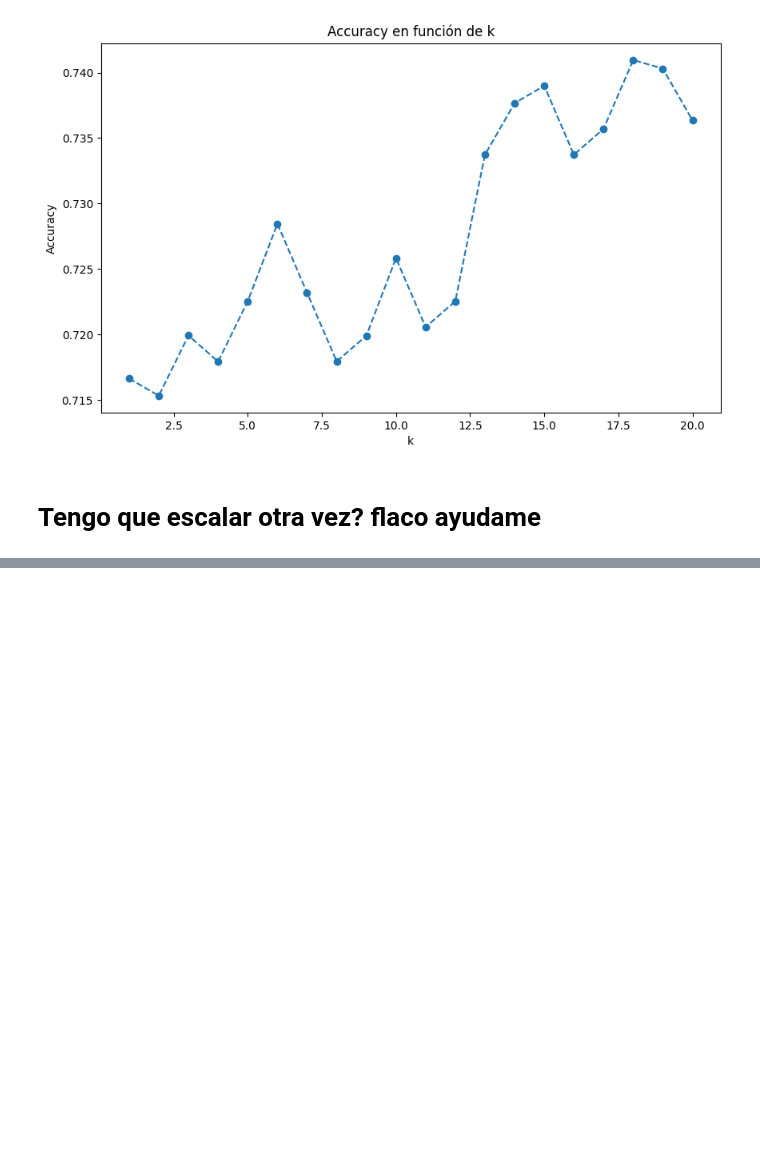
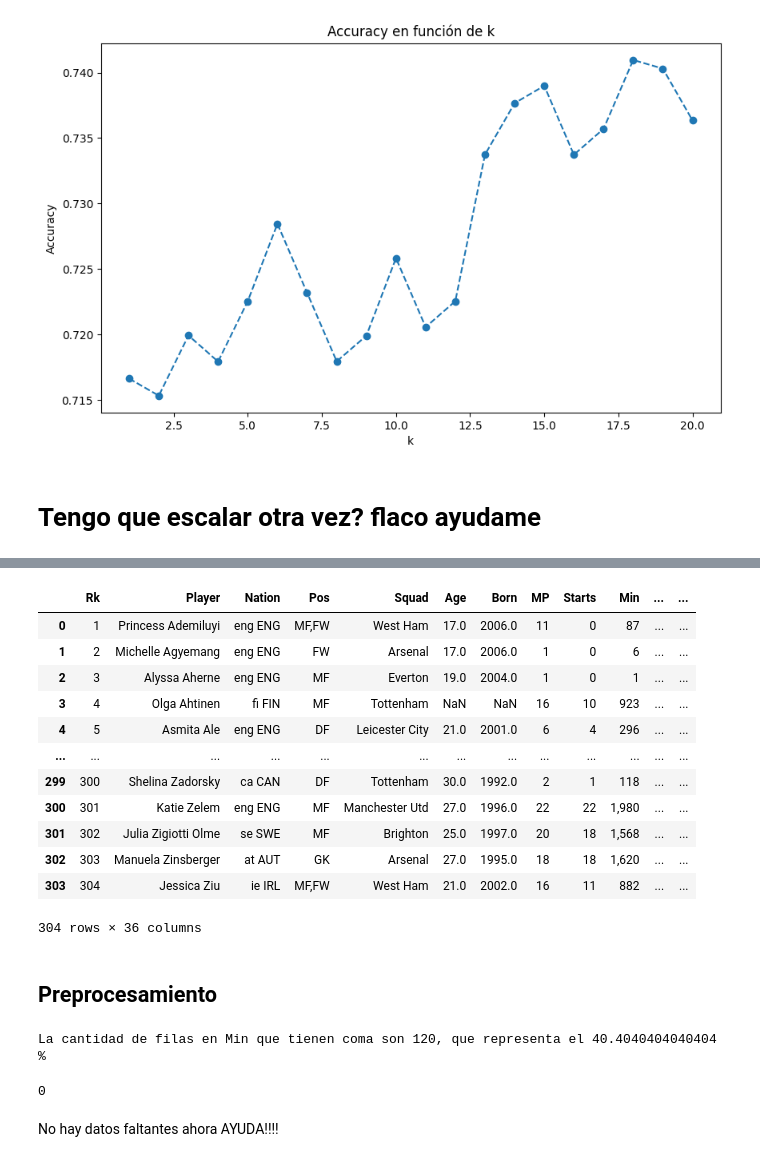
Before and after one commit to Gabrielnm7/LDD-Futbol-Analytics, a Jupyter notebook: Analysis.ipynb, the cells around one changed output, grey strips where cells are left out. Drawn from its saved outputs; the diff is of its cells as text; code cells hidden in the pictures; blank space fills up the shorter version.

```diff
--- a/Analysis.ipynb
+++ b/Analysis.ipynb
@@ -458,0 +535,19 @@ El accuracy de k es: 0.7409657722738218
+# %%
+data_fem = pd.read_csv("./superleague2023.csv")
+data_fem
+# %% [output]
+|  | Rk | Player | Nation | Pos | Squad | Age | Born | MP | Starts | Min | ... | ... |
+| 0 | 1 | Princess Ademiluyi | eng ENG | MF,FW | West Ham | 17.0 | 2006.0 | 11 | 0 | 87 | ... | ... |
+| 1 | 2 | Michelle Agyemang | eng ENG | FW | Arsenal | 17.0 | 2006.0 | 1 | 0 | 6 | ... | ... |
+| 2 | 3 | Alyssa Aherne | eng ENG | MF | Everton | 19.0 | 2004.0 | 1 | 0 | 1 | ... | ... |
+| 3 | 4 | Olga Ahtinen | fi FIN | MF | Tottenham | NaN | NaN | 16 | 10 | 923 | ... | ... |
+| 4 | 5 | Asmita Ale | eng ENG | DF | Leicester City | 21.0 | 2001.0 | 6 | 4 | 296 | ... | ... |
+| ... | ... | ... | ... | ... | ... | ... | ... | ... | ... | ... | ... | ... |
+| 299 | 300 | Shelina Zadorsky | ca CAN | DF | Tottenham | 30.0 | 1992.0 | 2 | 1 | 118 | ... | ... |
+| 300 | 301 | Katie Zelem | eng ENG | MF | Manchester Utd | 27.0 | 1996.0 | 22 | 22 | 1,980 | ... | ... |
+| 301 | 302 | Julia Zigiotti Olme | se SWE | MF | Brighton | 25.0 | 1997.0 | 20 | 18 | 1,568 | ... | ... |
+| 302 | 303 | Manuela Zinsberger | at AUT | GK | Arsenal | 27.0 | 1995.0 | 18 | 18 | 1,620 | ... | ... |
+| 303 | 304 | Jessica Ziu | ie IRL | MF,FW | West Ham | 21.0 | 2002.0 | 16 | 11 | 882 | ... | ... |
+304 rows × 36 columns
+# %% [markdown]
+## Preprocesamiento
@@ -458,0 +557,23 @@ El accuracy de k es: 0.7409657722738218
+# %%
+#Hay filas en la columna Min que contienen comas, veamos cuantas son
+filas_c_coma = data_fem['Min'].apply(lambda x: ',' in str(x)).sum()
+print(f"La cantidad de filas en Min que tienen coma son {filas_c_coma}, que representa el {filas_c_coma/data_fem.shape[0]*100} %")
+
+#Como las filas con coma representan el 40% de los datos cambiamos la coma por un punto y luego lo pasamos a float
+data_fem['Min'] = data_fem['Min'].str.replace(',', '.').astype(float)
+# %% [output]
+La cantidad de filas en Min que tienen coma son 120, que representa el 40.4040404040404 %
+# %%
+#Eliminamos los datos faltantes
+columns = []
+for column in data_fem.columns:
+    if data_fem[column].isna().sum() >= 100:
+        print(f"{column} :", data[column].isna().sum())
+        columns.append(column)
+
+len(columns)
+#data_fem = data_fem.drop(columns=columns)
+# %% [output]
+0
+# %% [markdown]
+No hay datos faltantes ahora AYUDA!!!!
```
Also changed, not shown: parts of 22 cells of this notebook.
